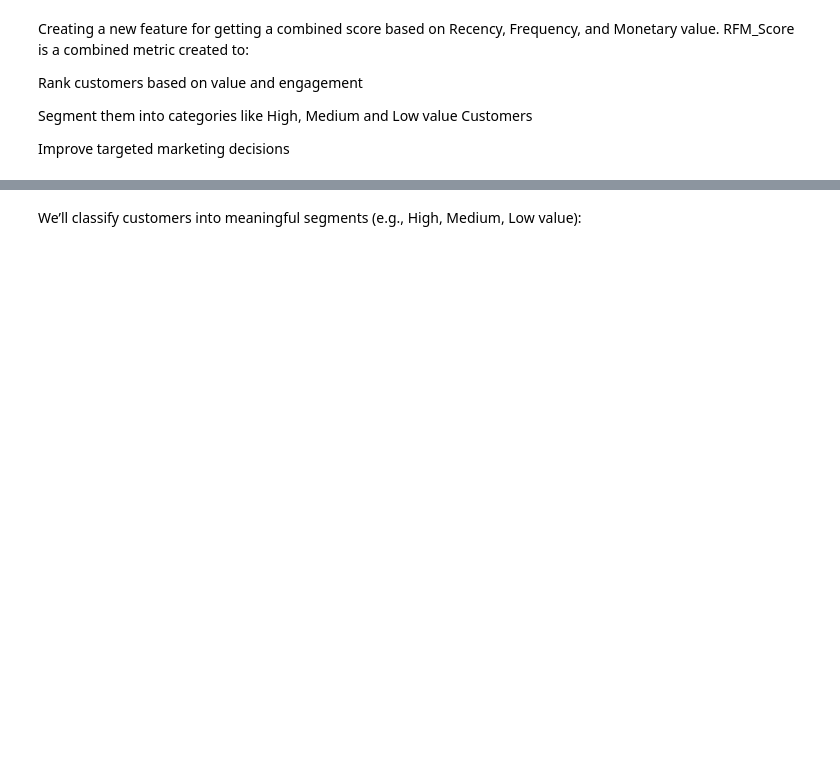
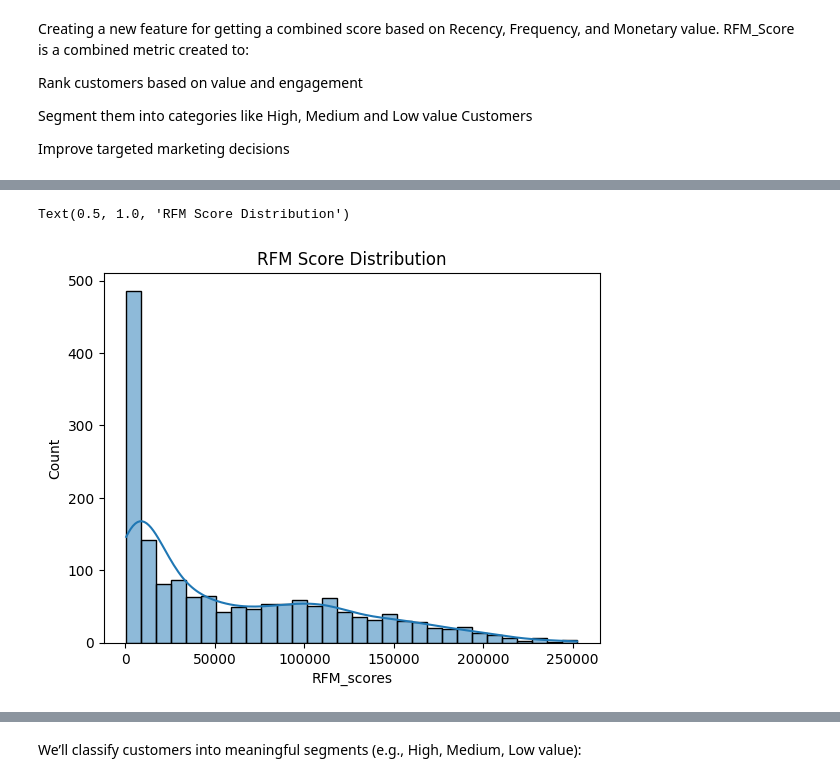
Before and after one commit to gowthamav007/sample-customer-analysis, a Jupyter notebook: Customer_Analysis.ipynb, the cells around one changed output, grey strips where cells are left out. Drawn from its saved outputs; the diff is of its cells as text; code cells hidden in the pictures; blank space fills up the shorter version.

```diff
--- a/Customer_Analysis.ipynb
+++ b/Customer_Analysis.ipynb
@@ -342,0 +349,6 @@ df.head()
+# %%
+sns.histplot(df['RFM_scores'], bins=30, kde=True)
+plt.title('RFM Score Distribution')
+# %% [output]
+Text(0.5, 1.0, 'RFM Score Distribution')
+[figure, added]
```
Also changed, not shown: parts of 7 cells of this notebook.
